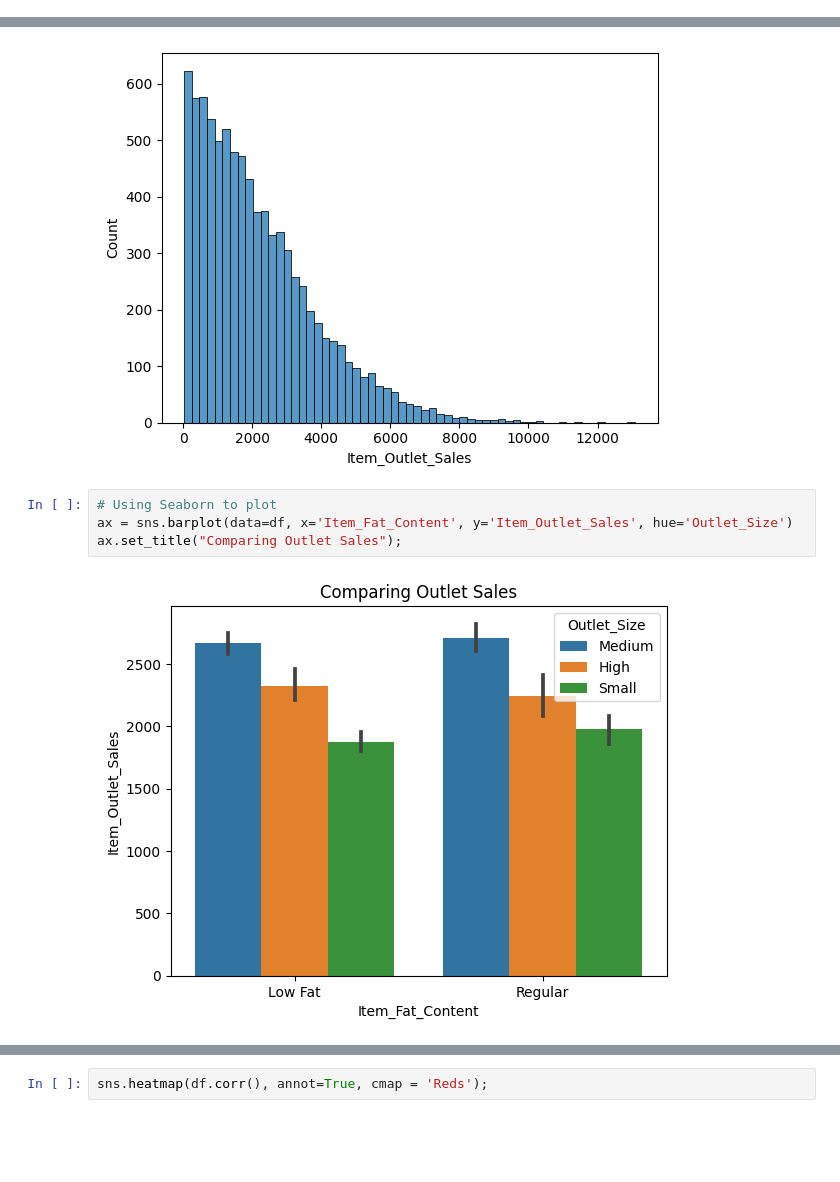
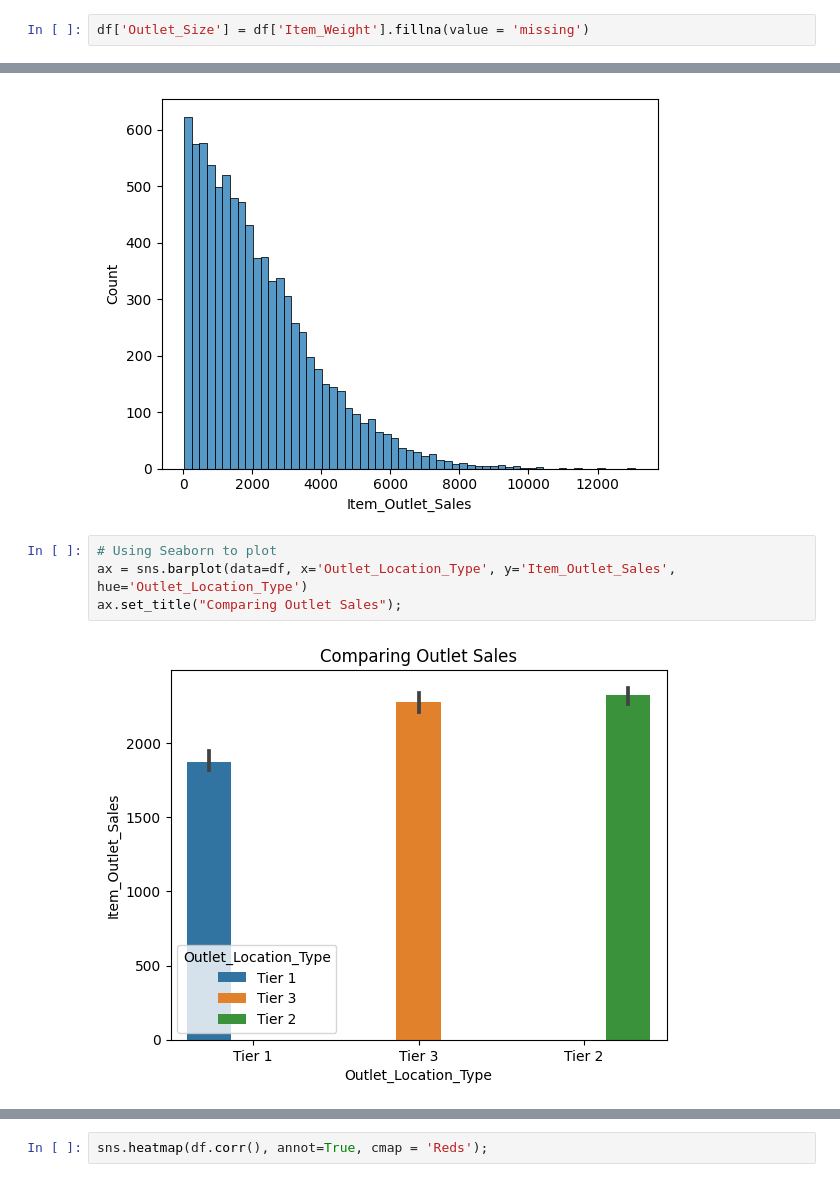
Before and after one commit to Tiagee0730/Prediction-of-Product-Sales, a Jupyter notebook: Product_Sales.ipynb, the cells around one changed output, grey strips where cells are left out. Drawn from its saved outputs; the diff is of its cells as text; blank space fills up the shorter version.

```diff
--- a/Product_Sales.ipynb
+++ b/Product_Sales.ipynb
@@ -264,3 +286,5 @@ X_test_processed = preprocessor.transform(X_test)
+# %%
+df['Outlet_Size'] = df['Item_Weight'].fillna(value = 'missing')
 # %% [markdown]
 8. For any numerical columns, obtain the summary statistics of each (min, max, mean)
 # %%
@@ -339,9 +363,9 @@ ax = sns.histplot(data = df, x = 'Item_Outlet_Sales')
 [figure]
 # %%
 # Using Seaborn to plot
-ax = sns.barplot(data=df, x='Item_Fat_Content', y='Item_Outlet_Sales', hue='Outlet_Size')
+ax = sns.barplot(data=df, x='Outlet_Location_Type', y='Item_Outlet_Sales', hue='Outlet_Location_Type')
 ax.set_title("Comparing Outlet Sales");
 # %% [output]
-[figure, old version]
+[figure, new version]
 # %%
 
```
Also changed, not shown: parts of 30 cells of this notebook.
